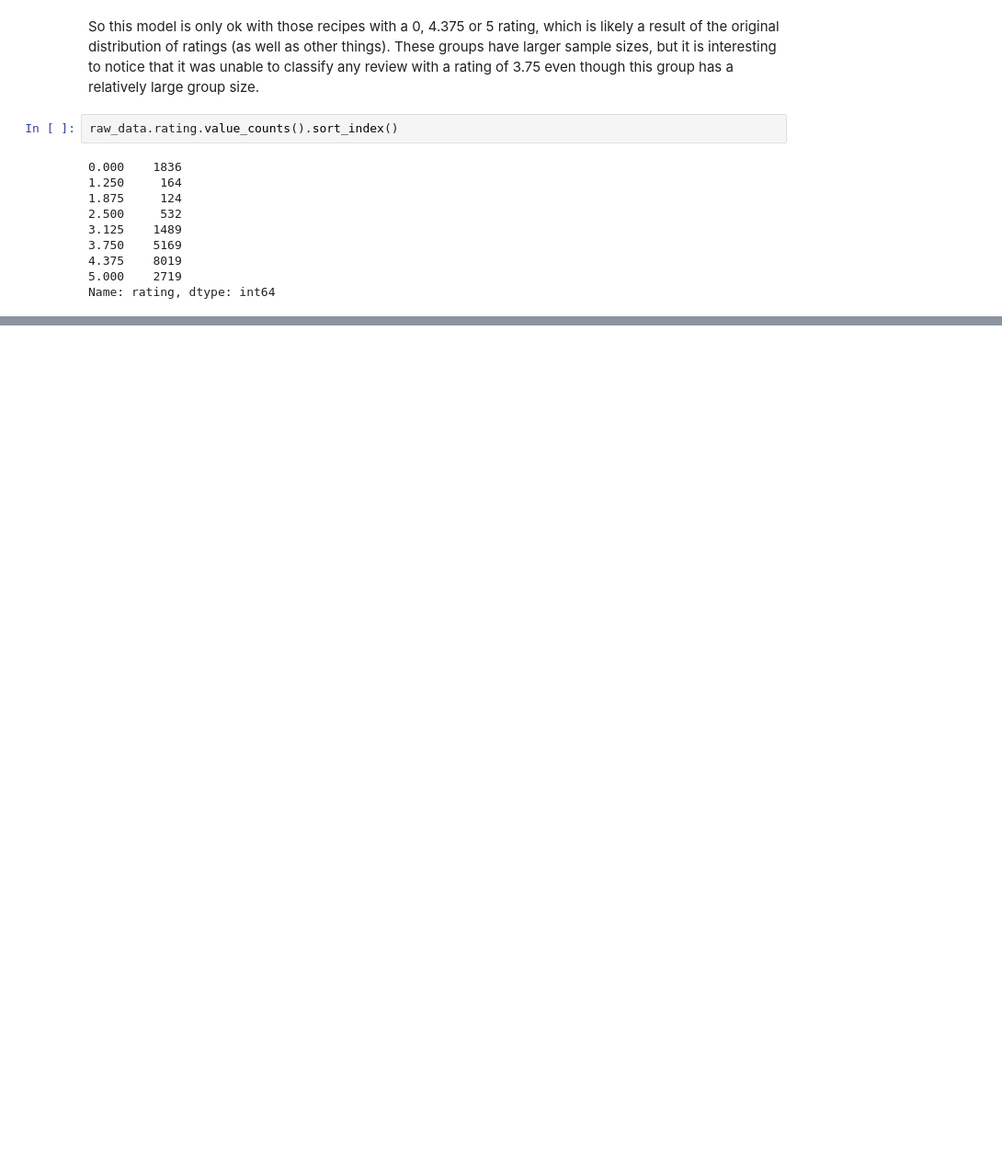
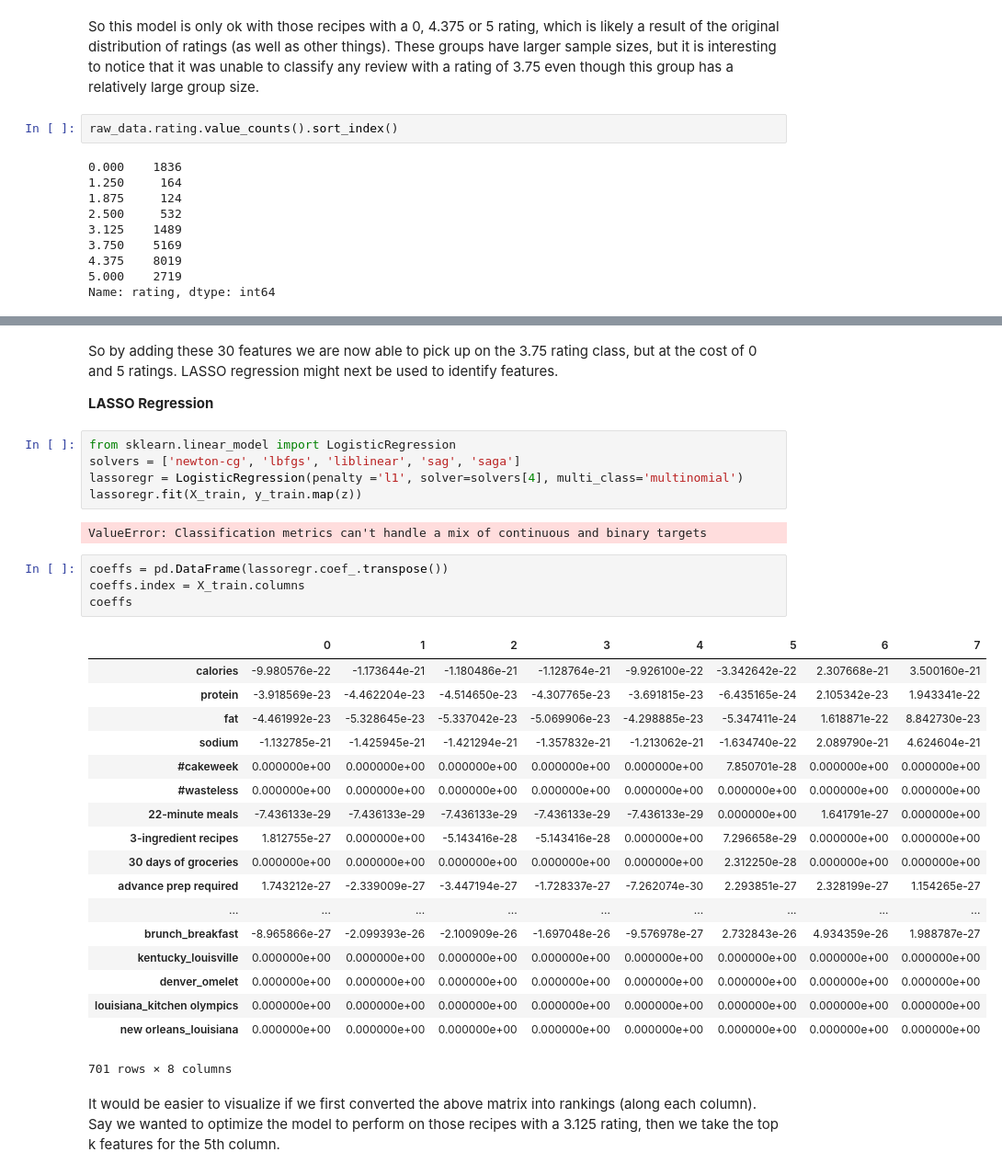
Before and after one commit to mkm29/DataScience, a Jupyter notebook: thinkful/unit/3/4/Epicurious Regression - SVC.ipynb, the cells around one changed output, grey strips where cells are left out. Shown: that part at 92% size. Drawn from its saved outputs; the diff is of its cells as text; blank space fills up the shorter version.

Commit message:
Added some LASSO regression for feature selection, which resulted in a better model.

```diff
--- a/thinkful/unit/3/4/Epicurious Regression - SVC.ipynb
+++ b/thinkful/unit/3/4/Epicurious Regression - SVC.ipynb
@@ -265,0 +334,36 @@ Name: rating, dtype: int64
+# %% [markdown]
+So by adding these 30 features we are now able to pick up on the 3.75 rating class, but at the cost of 0 and 5 ratings. LASSO regression might next be used to identify features.
+
+**LASSO Regression**
+# %%
+from sklearn.linear_model import LogisticRegression
+solvers = ['newton-cg', 'lbfgs', 'liblinear', 'sag', 'saga']
+lassoregr = LogisticRegression(penalty ='l1', solver=solvers[4], multi_class='multinomial')
+lassoregr.fit(X_train, y_train.map(z))
+# %% [output]
+ValueError: Classification metrics can't handle a mix of continuous and binary targets
+# %%
+coeffs = pd.DataFrame(lassoregr.coef_.transpose())
+coeffs.index = X_train.columns
+coeffs
+# %% [output]
+|  | 0 | 1 | 2 | 3 | 4 | 5 | 6 | 7 |
+| calories | -9.980576e-22 | -1.173644e-21 | -1.180486e-21 | -1.128764e-21 | -9.926100e-22 | -3.342642e-22 | 2.307668e-21 | 3.500160e-21 |
+| protein | -3.918569e-23 | -4.462204e-23 | -4.514650e-23 | -4.307765e-23 | -3.691815e-23 | -6.435165e-24 | 2.105342e-23 | 1.943341e-22 |
+| fat | -4.461992e-23 | -5.328645e-23 | -5.337042e-23 | -5.069906e-23 | -4.298885e-23 | -5.347411e-24 | 1.618871e-22 | 8.842730e-23 |
+| sodium | -1.132785e-21 | -1.425945e-21 | -1.421294e-21 | -1.357832e-21 | -1.213062e-21 | -1.634740e-22 | 2.089790e-21 | 4.624604e-21 |
+| #cakeweek | 0.000000e+00 | 0.000000e+00 | 0.000000e+00 | 0.000000e+00 | 0.000000e+00 | 7.850701e-28 | 0.000000e+00 | 0.000000e+00 |
+| #wasteless | 0.000000e+00 | 0.000000e+00 | 0.000000e+00 | 0.000000e+00 | 0.000000e+00 | 0.000000e+00 | 0.000000e+00 | 0.000000e+00 |
+| 22-minute meals | -7.436133e-29 | -7.436133e-29 | -7.436133e-29 | -7.436133e-29 | -7.436133e-29 | 0.000000e+00 | 1.641791e-27 | 0.000000e+00 |
+| 3-ingredient recipes | 1.812755e-27 | 0.000000e+00 | -5.143416e-28 | -5.143416e-28 | 0.000000e+00 | 7.296658e-29 | 0.000000e+00 | 0.000000e+00 |
+| 30 days of groceries | 0.000000e+00 | 0.000000e+00 | 0.000000e+00 | 0.000000e+00 | 0.000000e+00 | 2.312250e-28 | 0.000000e+00 | 0.000000e+00 |
+| advance prep required | 1.743212e-27 | -2.339009e-27 | -3.447194e-27 | -1.728337e-27 | -7.262074e-30 | 2.293851e-27 | 2.328199e-27 | 1.154265e-27 |
+| ... | ... | ... | ... | ... | ... | ... | ... | ... |
+| brunch_breakfast | -8.965866e-27 | -2.099393e-26 | -2.100909e-26 | -1.697048e-26 | -9.576978e-27 | 2.732843e-26 | 4.934359e-26 | 1.988787e-27 |
+| kentucky_louisville | 0.000000e+00 | 0.000000e+00 | 0.000000e+00 | 0.000000e+00 | 0.000000e+00 | 0.000000e+00 | 0.000000e+00 | 0.000000e+00 |
+| denver_omelet | 0.000000e+00 | 0.000000e+00 | 0.000000e+00 | 0.000000e+00 | 0.000000e+00 | 0.000000e+00 | 0.000000e+00 | 0.000000e+00 |
+| louisiana_kitchen olympics | 0.000000e+00 | 0.000000e+00 | 0.000000e+00 | 0.000000e+00 | 0.000000e+00 | 0.000000e+00 | 0.000000e+00 | 0.000000e+00 |
+| new orleans_louisiana | 0.000000e+00 | 0.000000e+00 | 0.000000e+00 | 0.000000e+00 | 0.000000e+00 | 0.000000e+00 | 0.000000e+00 | 0.000000e+00 |
+701 rows × 8 columns
+# %% [markdown]
+It would be easier to visualize if we first converted the above matrix into rankings (along each column). Say we wanted to optimize the model to perform on those recipes with a 3.125 rating, then we take the top k features for the 5th column.
```
Also changed, not shown: parts of 20 cells of this notebook.
